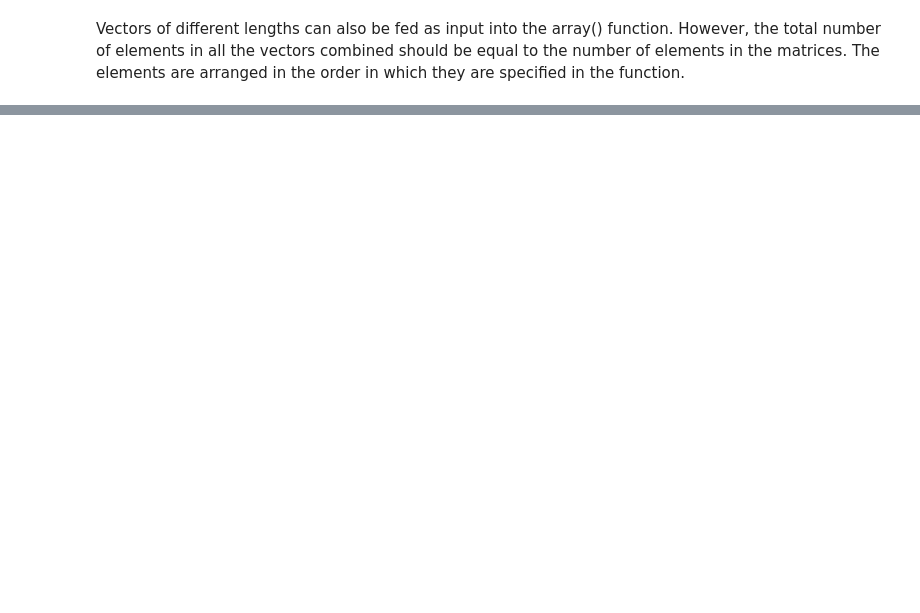
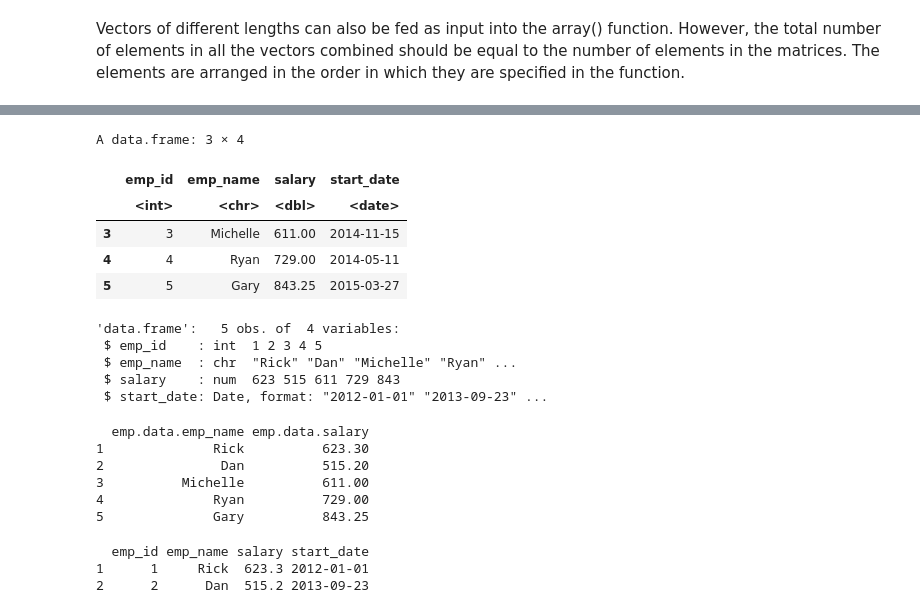
Before and after one commit to svkarthik86/R-Programming, a Jupyter notebook: Intro-R Prog.ipynb, the cells around one changed output, grey strips where cells are left out. Drawn from its saved outputs; the diff is of its cells as text; code cells hidden in the pictures; blank space fills up the shorter version.

```diff
--- a/Intro-R Prog.ipynb
+++ b/Intro-R Prog.ipynb
@@ -1845,0 +1751,18 @@ Levels: green red yellow
+# %%
+tail(emp.data,n=3L)
+# %% [output]
+A data.frame: 3 × 4
+|  | emp_id | emp_name | salary | start_date |
+|  | <int> | <chr> | <dbl> | <date> |
+| 3 | 3 | Michelle | 611.00 | 2014-11-15 |
+| 4 | 4 | Ryan | 729.00 | 2014-05-11 |
+| 5 | 5 | Gary | 843.25 | 2015-03-27 |
+# %%
+# Get the structure of the data frame.
+str(emp.data)
+# %% [output]
+'data.frame':   5 obs. of  4 variables:
+ $ emp_id    : int  1 2 3 4 5
+ $ emp_name  : chr  "Rick" "Dan" "Michelle" "Ryan" ...
+ $ salary    : num  623 515 611 729 843
+ $ start_date: Date, format: "2012-01-01" "2013-09-23" ...
@@ -1845,0 +1772,11 @@ Levels: green red yellow
+# %%
+# Extract Specific columns.
+result <- data.frame(emp.data$emp_name,emp.data$salary)
+print(result)
+# %% [output]
+  emp.data.emp_name emp.data.salary
+1              Rick          623.30
+2               Dan          515.20
+3          Michelle          611.00
+4              Ryan          729.00
+5              Gary          843.25
@@ -1845,0 +1785,8 @@ Levels: green red yellow
+# %%
+# Extract first two rows.
+result <- emp.data[1:2,]
+print(result)
+# %% [output]
+  emp_id emp_name salary start_date
+1      1     Rick  623.3 2012-01-01
+2      2      Dan  515.2 2013-09-23
```
Also changed, not shown: parts of 219 cells of this notebook.
